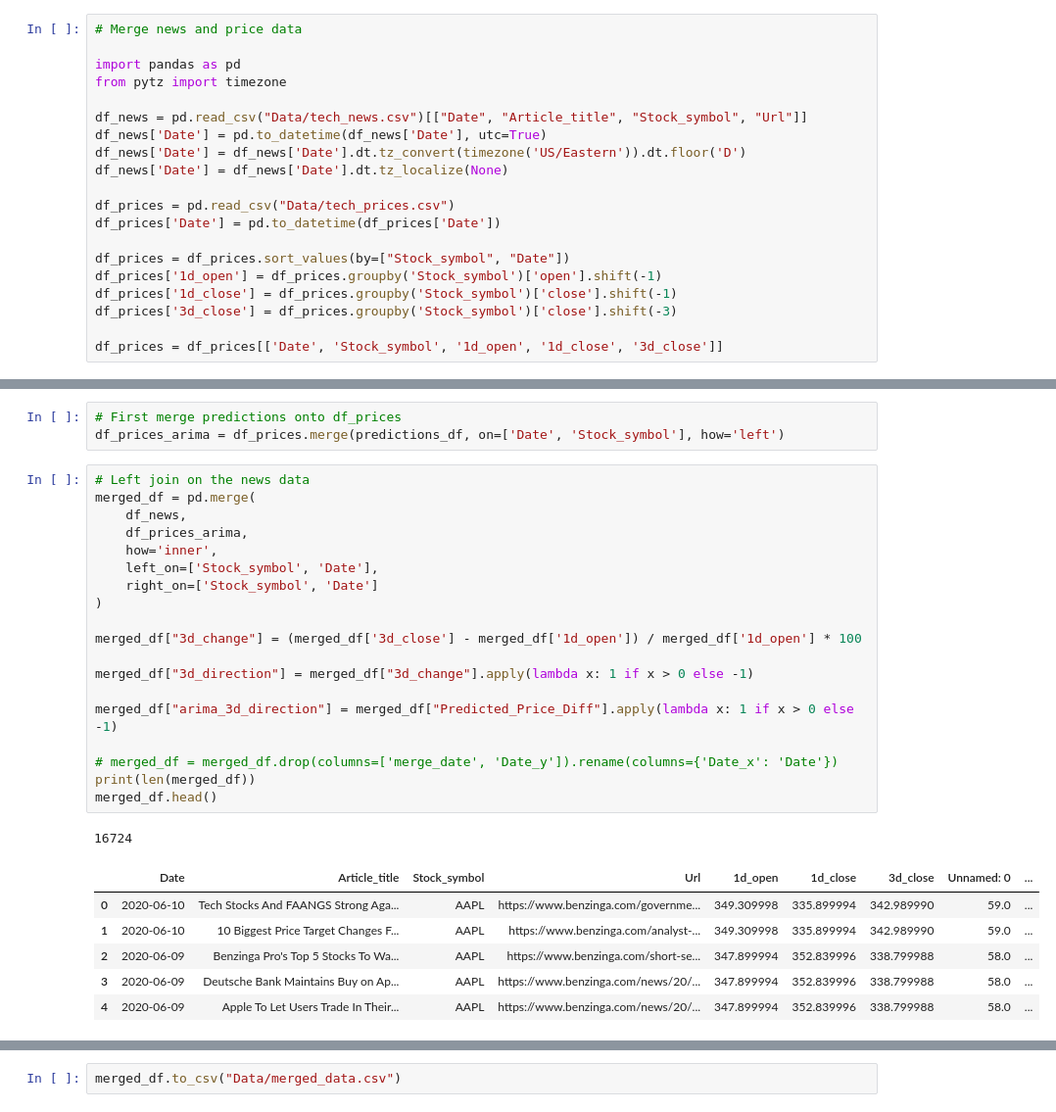
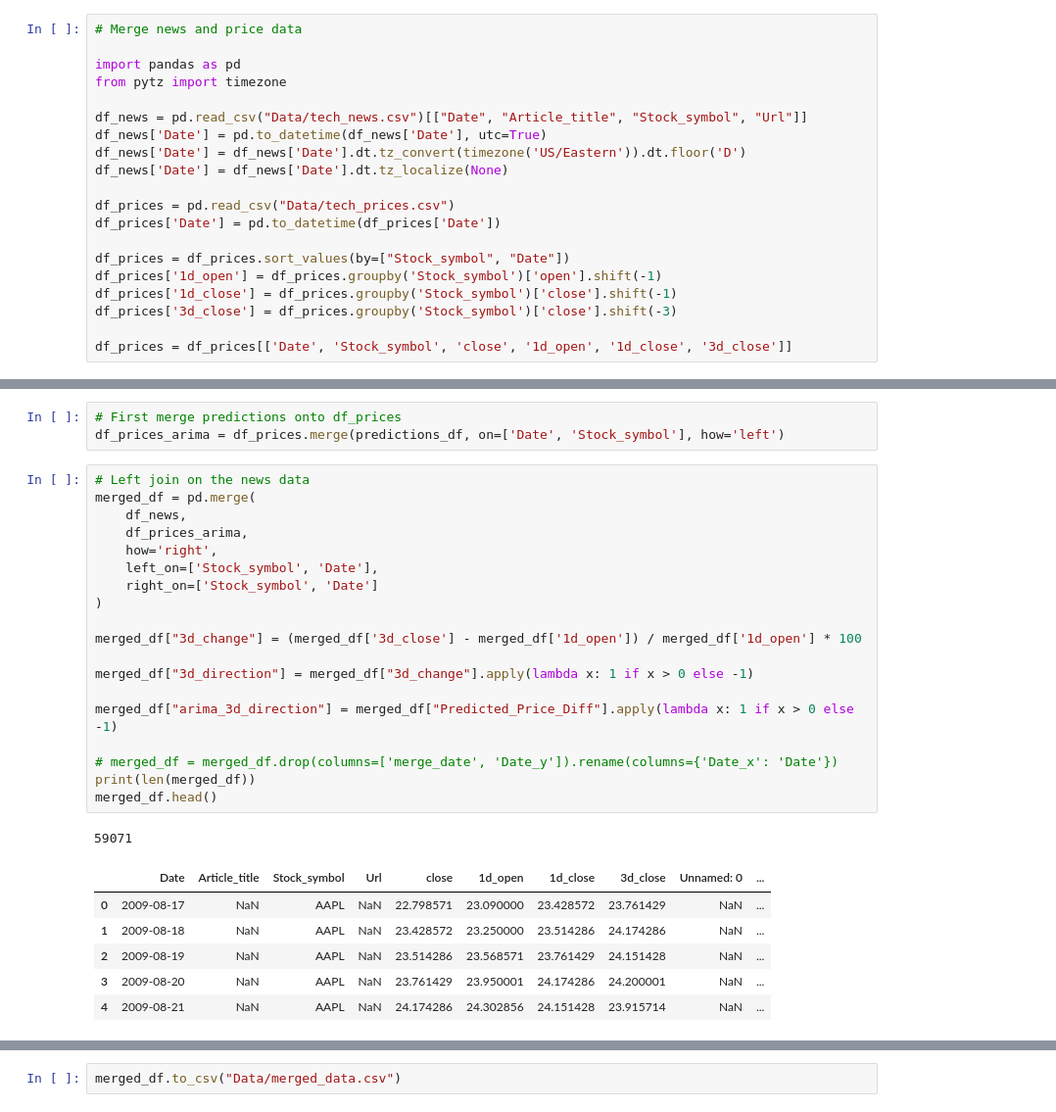
Before and after one commit to JerryChinaL/nlp-final-code, a Jupyter notebook: Data Processing 2 - Merge News and Price.ipynb, the cells around one changed output, grey strips where cells are left out. Shown: that part at 98% size. Drawn from its saved outputs; the diff is of its cells as text.

```diff
--- a/Data Processing 2 - Merge News and Price.ipynb
+++ b/Data Processing 2 - Merge News and Price.ipynb
@@ -55,7 +55,7 @@ df_prices['1d_open'] = df_prices.groupby('Stock_symbol')['open'].shift(-1)
 df_prices['1d_close'] = df_prices.groupby('Stock_symbol')['close'].shift(-1)
 df_prices['3d_close'] = df_prices.groupby('Stock_symbol')['close'].shift(-3)
 
-df_prices = df_prices[['Date', 'Stock_symbol', '1d_open', '1d_close', '3d_close']]
+df_prices = df_prices[['Date', 'Stock_symbol', 'close', '1d_open', '1d_close', '3d_close']]
 # %% [markdown]
 ### Add ARIMA Prediction to Prices
 # %%
@@ -181,30 +198,30 @@ df_prices_arima = df_prices.merge(predictions_df, on=['Date', 'Stock_symbol'], h
 # %%
 # Left join on the news data
 merged_df = pd.merge(
     df_news,
     df_prices_arima,
-    how='inner',
+    how='right',
     left_on=['Stock_symbol', 'Date'],
     right_on=['Stock_symbol', 'Date']
 )
 
 merged_df["3d_change"] = (merged_df['3d_close'] - merged_df['1d_open']) / merged_df['1d_open'] * 100
 
 merged_df["3d_direction"] = merged_df["3d_change"].apply(lambda x: 1 if x > 0 else -1)
 
 merged_df["arima_3d_direction"] = merged_df["Predicted_Price_Diff"].apply(lambda x: 1 if x > 0 else -1)
 
 # merged_df = merged_df.drop(columns=['merge_date', 'Date_y']).rename(columns={'Date_x': 'Date'})
 print(len(merged_df))
 merged_df.head()
 # %% [output]
-16724
+59071
-|  | Date | Article_title | Stock_symbol | Url | 1d_open | 1d_close | 3d_close | Unnamed: 0 | ... |
-| 0 | 2020-06-10 | Tech Stocks And FAANGS Strong Aga... | AAPL | https://www.benzinga.com/governme... | 349.309998 | 335.899994 | 342.989990 | 59.0 | ... |
-| 1 | 2020-06-10 | 10 Biggest Price Target Changes F... | AAPL | https://www.benzinga.com/analyst-... | 349.309998 | 335.899994 | 342.989990 | 59.0 | ... |
-| 2 | 2020-06-09 | Benzinga Pro's Top 5 Stocks To Wa... | AAPL | https://www.benzinga.com/short-se... | 347.899994 | 352.839996 | 338.799988 | 58.0 | ... |
-| 3 | 2020-06-09 | Deutsche Bank Maintains Buy on Ap... | AAPL | https://www.benzinga.com/news/20/... | 347.899994 | 352.839996 | 338.799988 | 58.0 | ... |
-| 4 | 2020-06-09 | Apple To Let Users Trade In Their... | AAPL | https://www.benzinga.com/news/20/... | 347.899994 | 352.839996 | 338.799988 | 58.0 | ... |
+|  | Date | Article_title | Stock_symbol | Url | close | 1d_open | 1d_close | 3d_close | Unnamed: 0 | ... |
+| 0 | 2009-08-17 | NaN | AAPL | NaN | 22.798571 | 23.090000 | 23.428572 | 23.761429 | NaN | ... |
+| 1 | 2009-08-18 | NaN | AAPL | NaN | 23.428572 | 23.250000 | 23.514286 | 24.174286 | NaN | ... |
+| 2 | 2009-08-19 | NaN | AAPL | NaN | 23.514286 | 23.568571 | 23.761429 | 24.151428 | NaN | ... |
+| 3 | 2009-08-20 | NaN | AAPL | NaN | 23.761429 | 23.950001 | 24.174286 | 24.200001 | NaN | ... |
+| 4 | 2009-08-21 | NaN | AAPL | NaN | 24.174286 | 24.302856 | 24.151428 | 23.915714 | NaN | ... |
 # %%
 import matplotlib.pyplot as plt
 
```
Also changed, not shown: parts of 6 cells of this notebook.
